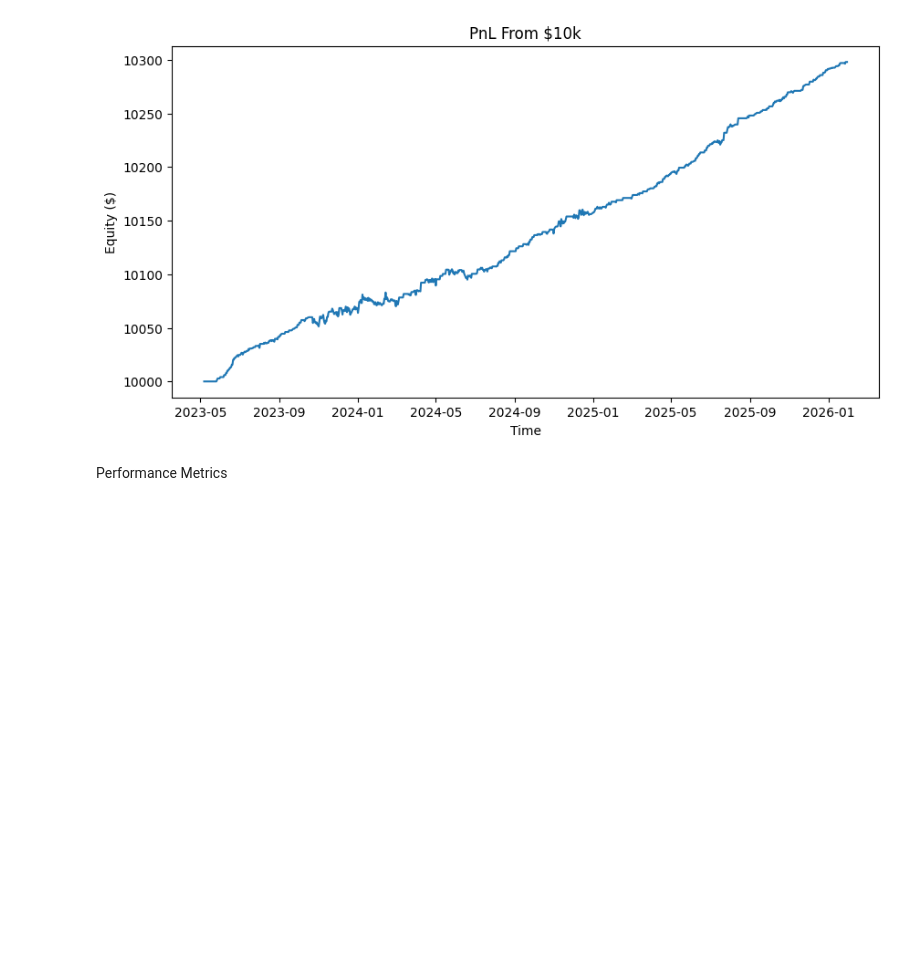
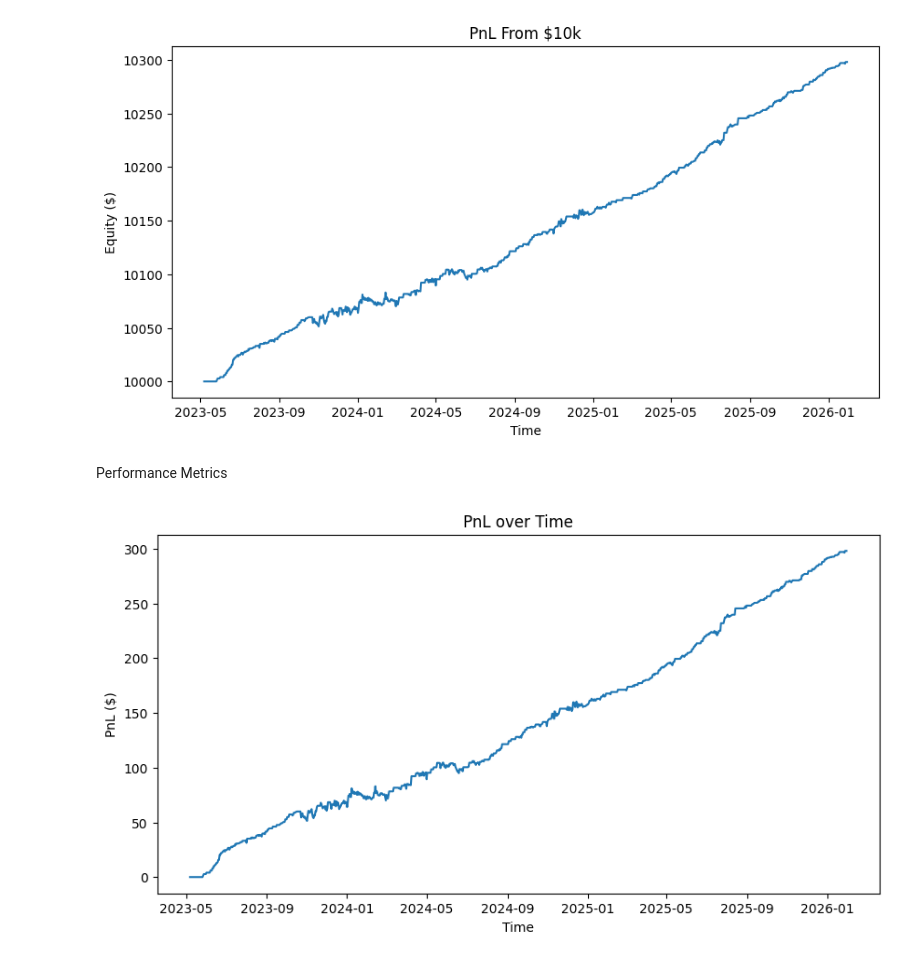
Before and after one commit to eaarowolo25/btc_spot_perp_meanreversion, a Jupyter notebook: notebooks/model.ipynb, the cells around one changed output. Drawn from its saved outputs; the diff is of its cells as text; code cells hidden in the pictures; blank space fills up the shorter version.

```diff
--- a/notebooks/model.ipynb
+++ b/notebooks/model.ipynb
@@ -626,3 +626,15 @@ To complete
 
 6. Rewrite everything with more optimised code
 """
+# %%
+#pnl
+stats_df["pnl"] = stats_df["equity"] - initial_cap
+
+plt.figure(figsize=(10,5))
+plt.plot(stats_df["timestamp"], stats_df["pnl"], label="pnl")
+plt.title("PnL over Time")
+plt.xlabel("Time")
+plt.ylabel("PnL ($)")
+plt.show()
+# %% [output]
+[figure, added]
```
Also changed, not shown: parts of 7 cells of this notebook.
